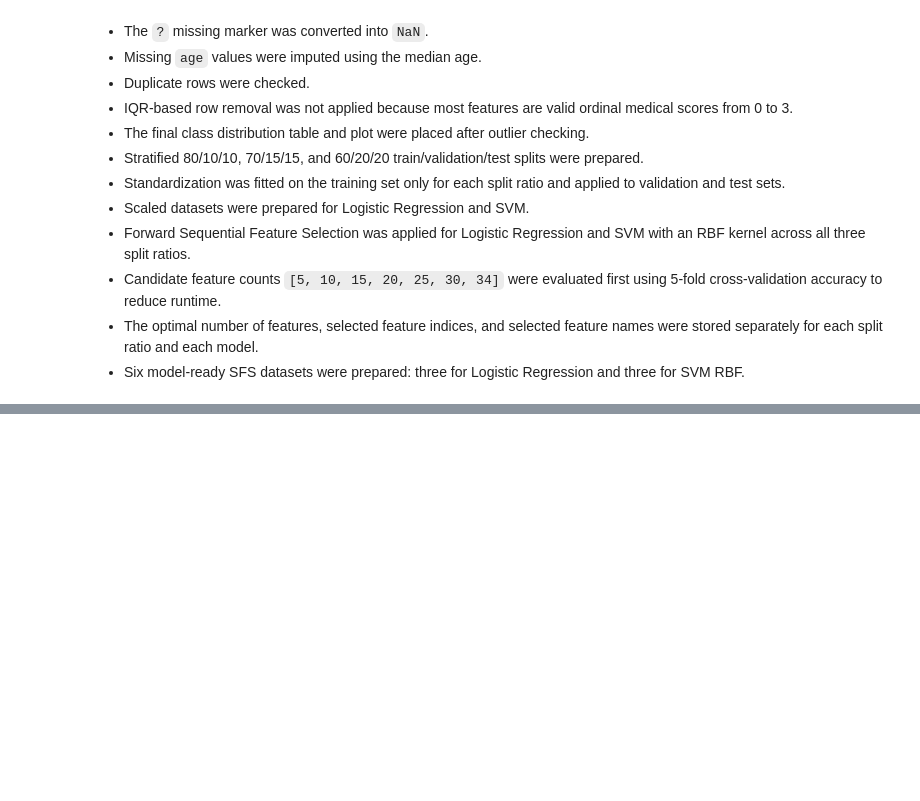
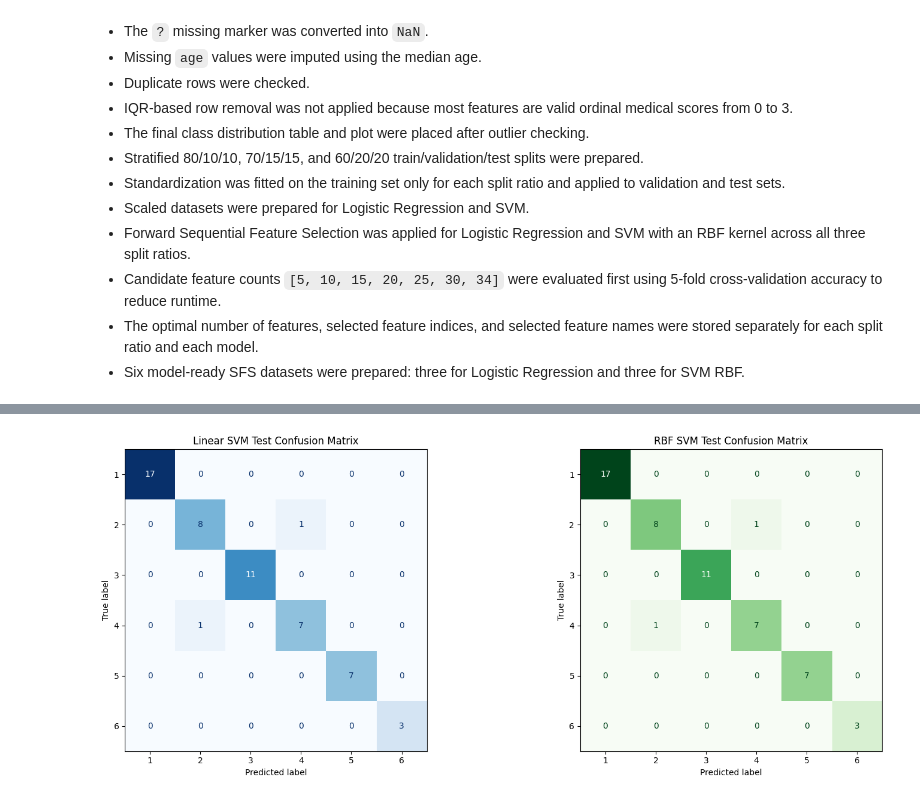
Before and after one commit to Jeffrysoo/CPC-251-Project-1, a Jupyter notebook: CPC251_Project_Part1_Preprocessing_Dermatology.ipynb, the cells around one changed output, grey strips where cells are left out. Cells and saved outputs as stored; diff of their text form; code cells hidden in the pictures; blank space fills up the shorter version.

Commit message:
svm model

```diff
--- a/CPC251_Project_Part1_Preprocessing_Dermatology.ipynb
+++ b/CPC251_Project_Part1_Preprocessing_Dermatology.ipynb
@@ -1018,0 +1380,25 @@ SVM RBF SFS dataset shapes:
+# %%
+# Plot test-set confusion matrices for both tuned SVM models.
+fig, axes = plt.subplots(1, 2, figsize=(16, 6))
+
+linear_cm = confusion_matrix(svm_y_test, linear_test_predictions, labels=svm_class_labels)
+rbf_cm = confusion_matrix(svm_y_test, rbf_test_predictions, labels=svm_class_labels)
+
+ConfusionMatrixDisplay(confusion_matrix=linear_cm, display_labels=svm_class_labels).plot(
+    ax=axes[0],
+    cmap='Blues',
+    colorbar=False
+)
+axes[0].set_title('Linear SVM Test Confusion Matrix')
+
+ConfusionMatrixDisplay(confusion_matrix=rbf_cm, display_labels=svm_class_labels).plot(
+    ax=axes[1],
+    cmap='Greens',
+    colorbar=False
+)
+axes[1].set_title('RBF SVM Test Confusion Matrix')
+
+plt.tight_layout()
+plt.show()
+# %% [output]
+[figure, added]
```
Also changed, not shown: parts of 22 cells of this notebook, 1 other file.
